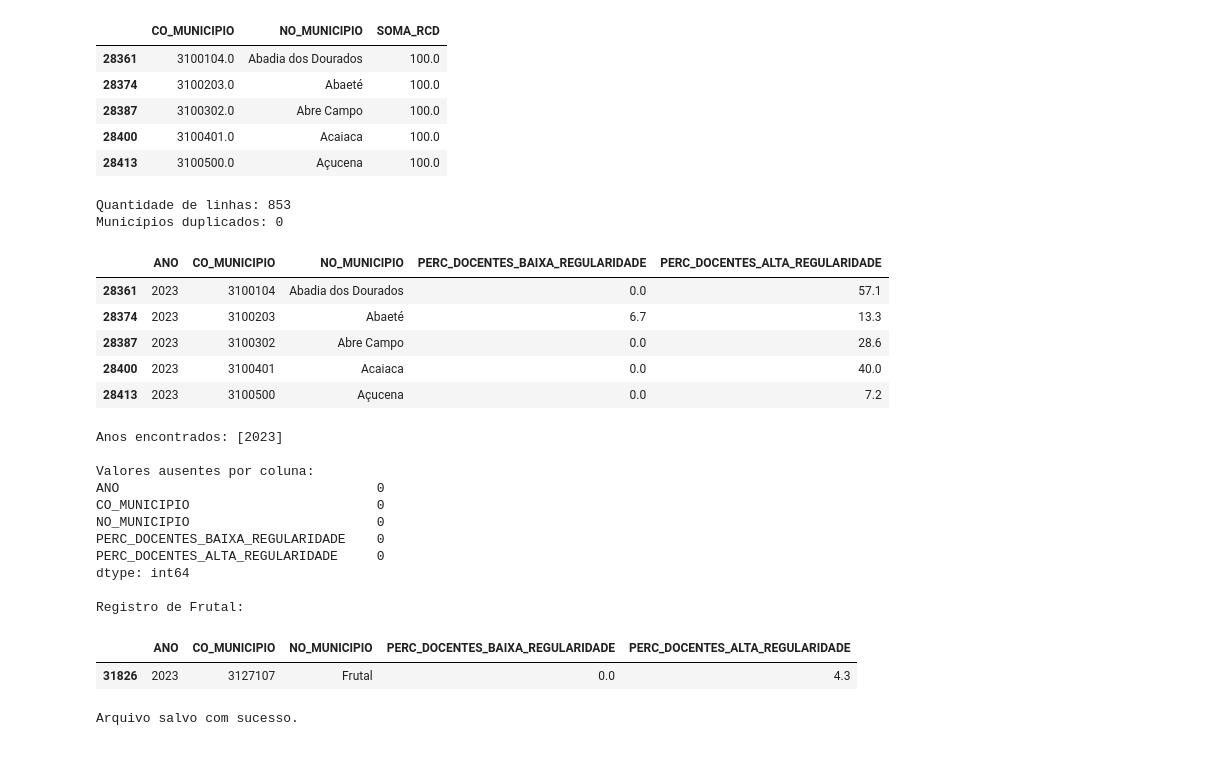
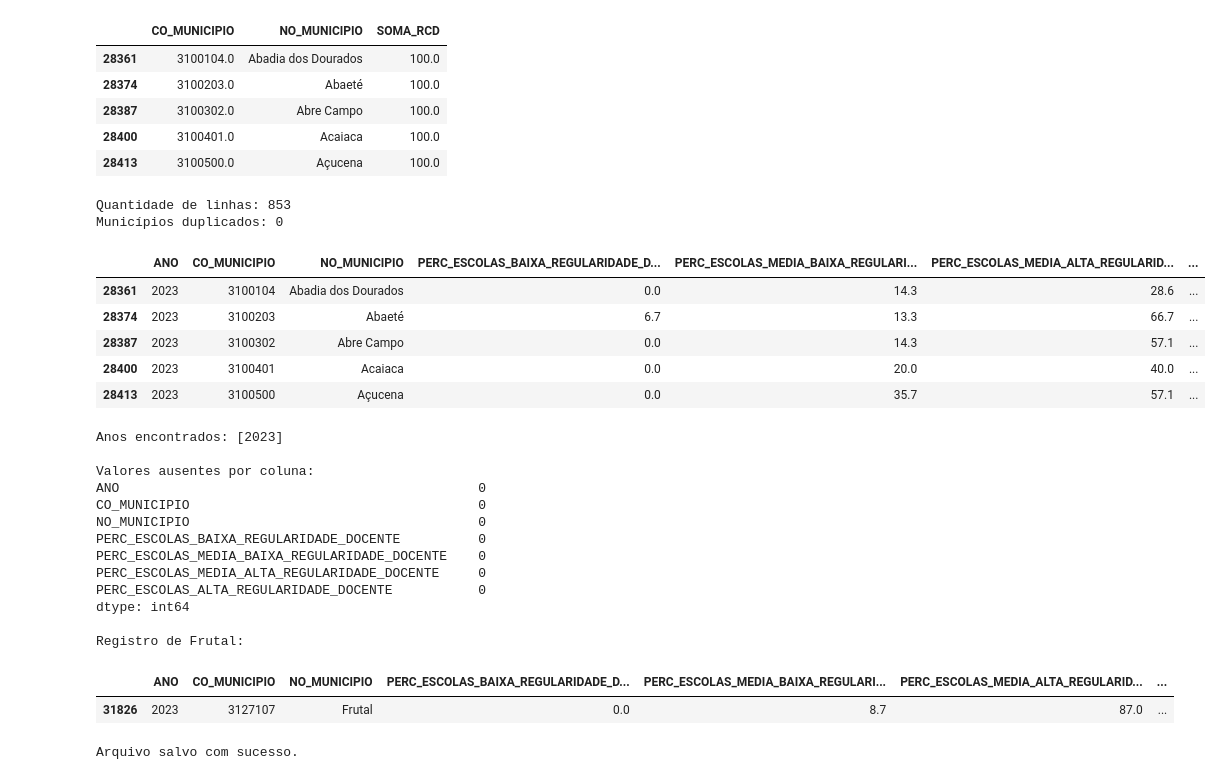
Before and after one commit to RaniellyPatricia/predicao-abandono-escolar-mg, a Jupyter notebook: notebooks/01_coleta_e_descricao.ipynb, the cells around one changed output. Drawn from its saved outputs; the diff is of its cells as text; code cells hidden in the pictures.

```diff
--- a/notebooks/01_coleta_e_descricao.ipynb
+++ b/notebooks/01_coleta_e_descricao.ipynb
@@ -863,40 +863,44 @@ Maior soma: 100.00000000000001
 # %%
 df_rcd_final = df_rcd_tratado[
     [
         "NU_ANO_CENSO",
         "CO_MUNICIPIO",
         "NO_MUNICIPIO",
         "EDU_BAS_CAT_1",
+        "EDU_BAS_CAT_2",
+        "EDU_BAS_CAT_3",
         "EDU_BAS_CAT_4"
     ]
 ].copy()
 
 df_rcd_final = df_rcd_final.rename(
     columns={
         "NU_ANO_CENSO": "ANO",
-        "EDU_BAS_CAT_1": "PERC_DOCENTES_BAIXA_REGULARIDADE",
-        "EDU_BAS_CAT_4": "PERC_DOCENTES_ALTA_REGULARIDADE"
+        "EDU_BAS_CAT_1": "PERC_ESCOLAS_BAIXA_REGULARIDADE_DOCENTE",
+        "EDU_BAS_CAT_2": "PERC_ESCOLAS_MEDIA_BAIXA_REGULARIDADE_DOCENTE",
+        "EDU_BAS_CAT_3": "PERC_ESCOLAS_MEDIA_ALTA_REGULARIDADE_DOCENTE",
+        "EDU_BAS_CAT_4": "PERC_ESCOLAS_ALTA_REGULARIDADE_DOCENTE"
     }
 )
 
 df_rcd_final["CO_MUNICIPIO"] = df_rcd_final["CO_MUNICIPIO"].astype("int64")
 
 print("Quantidade de linhas:", len(df_rcd_final))
 print(
     "Municípios duplicados:",
     df_rcd_final["CO_MUNICIPIO"].duplicated().sum()
 )
 
 df_rcd_final.head()
 # %% [output]
 Quantidade de linhas: 853
 Municípios duplicados: 0
-|  | ANO | CO_MUNICIPIO | NO_MUNICIPIO | PERC_DOCENTES_BAIXA_REGULARIDADE | PERC_DOCENTES_ALTA_REGULARIDADE |
-| 28361 | 2023 | 3100104 | Abadia dos Dourados | 0.0 | 57.1 |
-| 28374 | 2023 | 3100203 | Abaeté | 6.7 | 13.3 |
-| 28387 | 2023 | 3100302 | Abre Campo | 0.0 | 28.6 |
-| 28400 | 2023 | 3100401 | Acaiaca | 0.0 | 40.0 |
-| 28413 | 2023 | 3100500 | Açucena | 0.0 | 7.2 |
+|  | ANO | CO_MUNICIPIO | NO_MUNICIPIO | PERC_ESCOLAS_BAIXA_REGULARIDADE_D... | PERC_ESCOLAS_MEDIA_BAIXA_REGULARI... | PERC_ESCOLAS_MEDIA_ALTA_REGULARID... | ... |
+| 28361 | 2023 | 3100104 | Abadia dos Dourados | 0.0 | 14.3 | 28.6 | ... |
+| 28374 | 2023 | 3100203 | Abaeté | 6.7 | 13.3 | 66.7 | ... |
+| 28387 | 2023 | 3100302 | Abre Campo | 0.0 | 14.3 | 57.1 | ... |
+| 28400 | 2023 | 3100401 | Acaiaca | 0.0 | 20.0 | 40.0 | ... |
+| 28413 | 2023 | 3100500 | Açucena | 0.0 | 35.7 | 57.1 | ... |
 # %%
 print("Anos encontrados:", df_rcd_final["ANO"].unique())
 
@@ -911,16 +915,18 @@ df_rcd_final[
 Anos encontrados: [2023]
 
 Valores ausentes por coluna:
-ANO                                 0
-CO_MUNICIPIO                        0
-NO_MUNICIPIO                        0
-PERC_DOCENTES_BAIXA_REGULARIDADE    0
-PERC_DOCENTES_ALTA_REGULARIDADE     0
+ANO                                              0
+CO_MUNICIPIO                                     0
+NO_MUNICIPIO                                     0
+PERC_ESCOLAS_BAIXA_REGULARIDADE_DOCENTE          0
+PERC_ESCOLAS_MEDIA_BAIXA_REGULARIDADE_DOCENTE    0
+PERC_ESCOLAS_MEDIA_ALTA_REGULARIDADE_DOCENTE     0
+PERC_ESCOLAS_ALTA_REGULARIDADE_DOCENTE           0
 dtype: int64
 
 Registro de Frutal:
-|  | ANO | CO_MUNICIPIO | NO_MUNICIPIO | PERC_DOCENTES_BAIXA_REGULARIDADE | PERC_DOCENTES_ALTA_REGULARIDADE |
-| 31826 | 2023 | 3127107 | Frutal | 0.0 | 4.3 |
+|  | ANO | CO_MUNICIPIO | NO_MUNICIPIO | PERC_ESCOLAS_BAIXA_REGULARIDADE_D... | PERC_ESCOLAS_MEDIA_BAIXA_REGULARI... | PERC_ESCOLAS_MEDIA_ALTA_REGULARID... | ... |
+| 31826 | 2023 | 3127107 | Frutal | 0.0 | 8.7 | 87.0 | ... |
 # %%
 df_rcd_final.to_csv(
     "rcd_mg_2023_tratado.csv",
```
Also changed, not shown: parts of 4 cells of this notebook.
